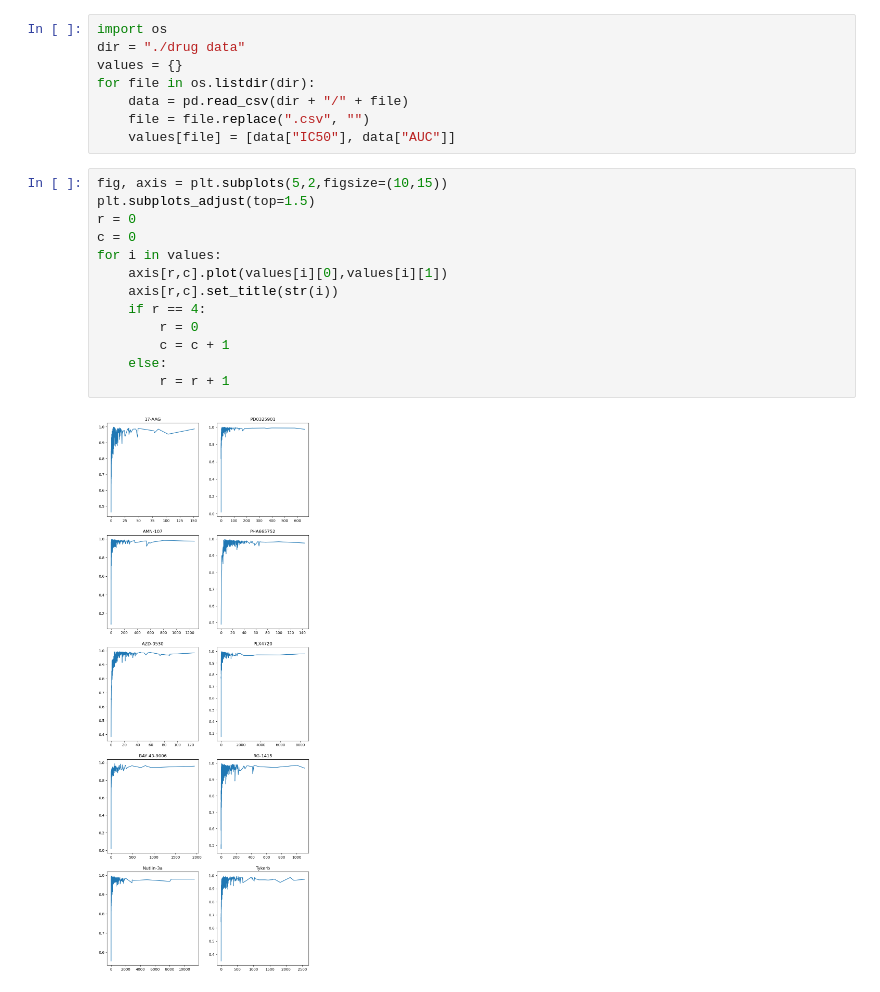
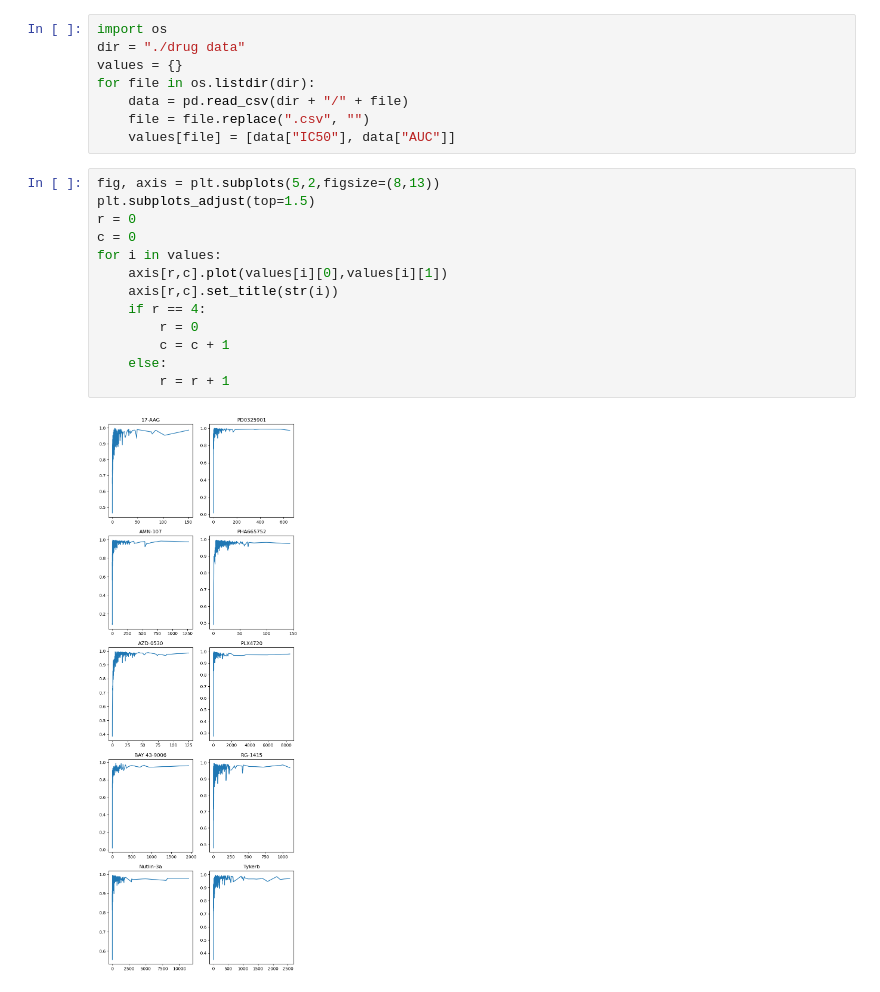
Before and after one commit to randomCOSMOS/Anti-Cancer-Drug-Efficacy-Predicition, a Jupyter notebook: dataset_relation.ipynb, the cells around one changed output. Drawn from its saved outputs; the diff is of its cells as text.

```diff
--- a/dataset_relation.ipynb
+++ b/dataset_relation.ipynb
@@ -14,17 +14,17 @@ for file in os.listdir(dir):
     file = file.replace(".csv", "")
     values[file] = [data["IC50"], data["AUC"]]
 # %%
-fig, axis = plt.subplots(5,2,figsize=(10,15))
+fig, axis = plt.subplots(5,2,figsize=(8,13))
 plt.subplots_adjust(top=1.5)
 r = 0
 c = 0
 for i in values:
     axis[r,c].plot(values[i][0],values[i][1])
     axis[r,c].set_title(str(i))
     if r == 4:
         r = 0
         c = c + 1
     else:
         r = r + 1
 # %% [output]
-[figure, old version]
+[figure, new version]
```
Also changed, not shown: 6 other files.
